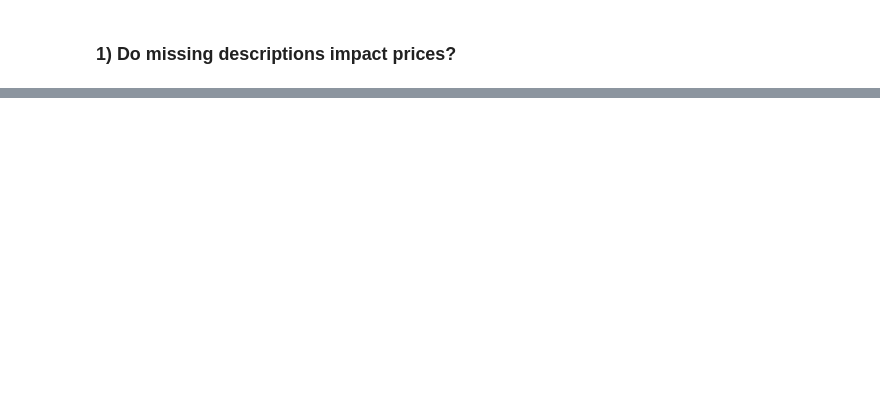
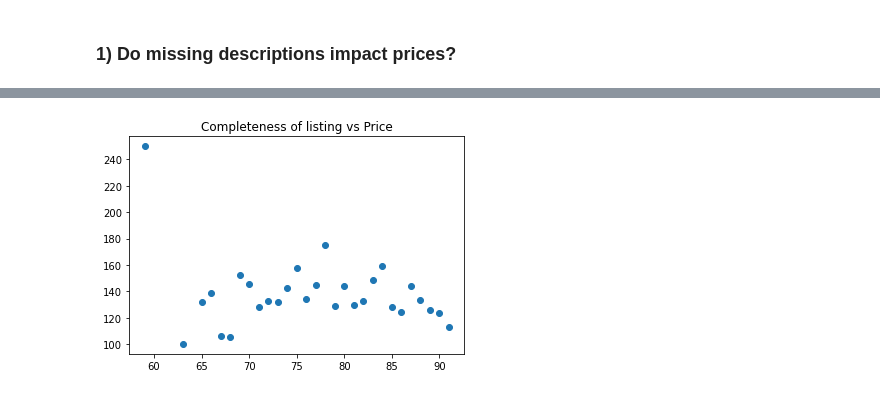
Before and after one commit to norrateng/seattle_airbnb, a Jupyter notebook: Seattle Airbnb.ipynb, the cells around one changed output, grey strips where cells are left out. Drawn from its saved outputs; the diff is of its cells as text; code cells hidden in the pictures; blank space fills up the shorter version.

```diff
--- a/Seattle Airbnb.ipynb
+++ b/Seattle Airbnb.ipynb
@@ -322,0 +370,7 @@ time: 15 ms (started: 2025-04-11 13:13:46 +01:00)
+# %%
+# count how many are NA
+col_list_NA = list(listings_NA)
+col_list_NA.remove('listing_id')
+
+listings_NA['count_NA'] = listings_NA[col_list_NA].sum(axis=1)
+listings_NA.head()
@@ -322,0 +424,6 @@ time: 15 ms (started: 2025-04-11 13:13:46 +01:00)
+# %%
+# how does this relate to prices?
+
+# join prices data onto listings_NA
+listings3 = pd.merge(listings2, listings_NA, on='listing_id', how='left')
+listings3.head()
@@ -322,0 +481,23 @@ time: 15 ms (started: 2025-04-11 13:13:46 +01:00)
+# %%
+# Get dataframe grouped by count_NA and the average price and number of reviews for each group
+# higher values of count_NA = more completeness of data
+
+NA_price = pd.merge(
+    pd.DataFrame(listings3.groupby('count_NA', as_index = False)['price_avg'].mean()),
+    pd.DataFrame(listings3.groupby('count_NA', as_index = False)['number_of_reviews'].mean()),
+    on='count_NA',
+    how='left'
+    )
+
+
+NA_price = pd.merge(
+    NA_price,
+    pd.DataFrame(listings3.groupby('count_NA', as_index = False)['listing_id'].count()),
+    on='count_NA',
+    how='left'
+    )
+
+# rename
+NA_price = NA_price.rename(columns = {'listing_id': 'n'})
+
+NA_price.head()
@@ -322,0 +538,7 @@ time: 15 ms (started: 2025-04-11 13:13:46 +01:00)
+# %%
+# graph price
+plt.scatter(NA_price['count_NA'], NA_price['price_avg'])
+plt.title("Completeness of listing vs Price")
+plt.show()
+# %% [output]
+[figure, added]
```
Also changed, not shown: parts of 101 cells of this notebook.
